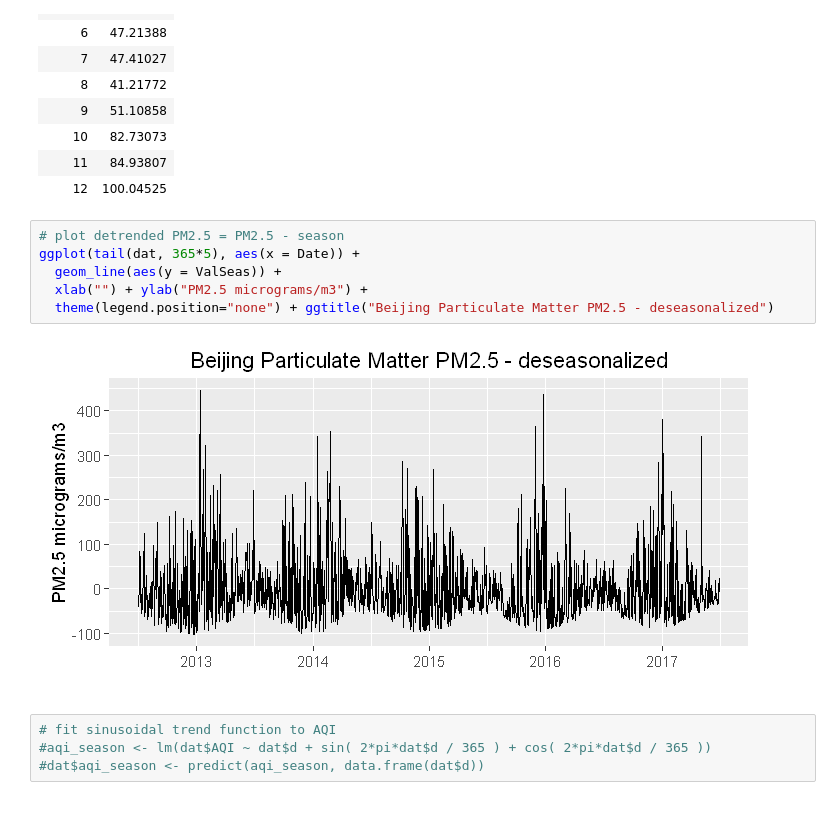
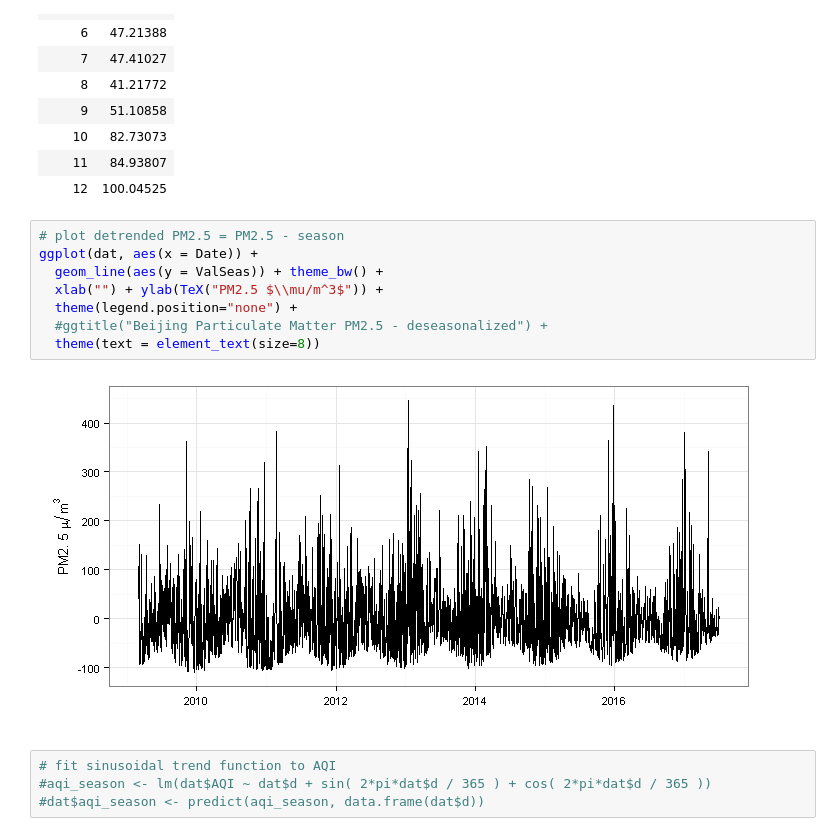
Before and after one commit to sleire/bea513, a Jupyter notebook: pollder/Proof of Concept Air Pollution Derivatives.ipynb, the cells around one changed output. Cells and saved outputs as stored; diff of their text form.

Commit message:
Plots and paper

```diff
--- a/pollder/Proof of Concept Air Pollution Derivatives.ipynb
+++ b/pollder/Proof of Concept Air Pollution Derivatives.ipynb
@@ -336,12 +365,14 @@ sig_dat
 | 12 | 100.04525 |
 # %%
 # plot detrended PM2.5 = PM2.5 - season
-ggplot(tail(dat, 365*5), aes(x = Date)) +
-  geom_line(aes(y = ValSeas)) +
-  xlab("") + ylab("PM2.5 micrograms/m3") +
-  theme(legend.position="none") + ggtitle("Beijing Particulate Matter PM2.5 - deseasonalized")
+ggplot(dat, aes(x = Date)) +
+  geom_line(aes(y = ValSeas)) + theme_bw() +
+  xlab("") + ylab(TeX("PM2.5 $\\mu/m^3$")) +
+  theme(legend.position="none") +
+  #ggtitle("Beijing Particulate Matter PM2.5 - deseasonalized") +
+  theme(text = element_text(size=8))
 # %% [output]
-[figure, old version]
+[figure, new version]
 # %%
 # fit sinusoidal trend function to AQI
 #aqi_season <- lm(dat$AQI ~ dat$d + sin( 2*pi*dat$d / 365 ) + cos( 2*pi*dat$d / 365 ))
```
Also changed, not shown: parts of 7 cells of this notebook, 1 other file.
